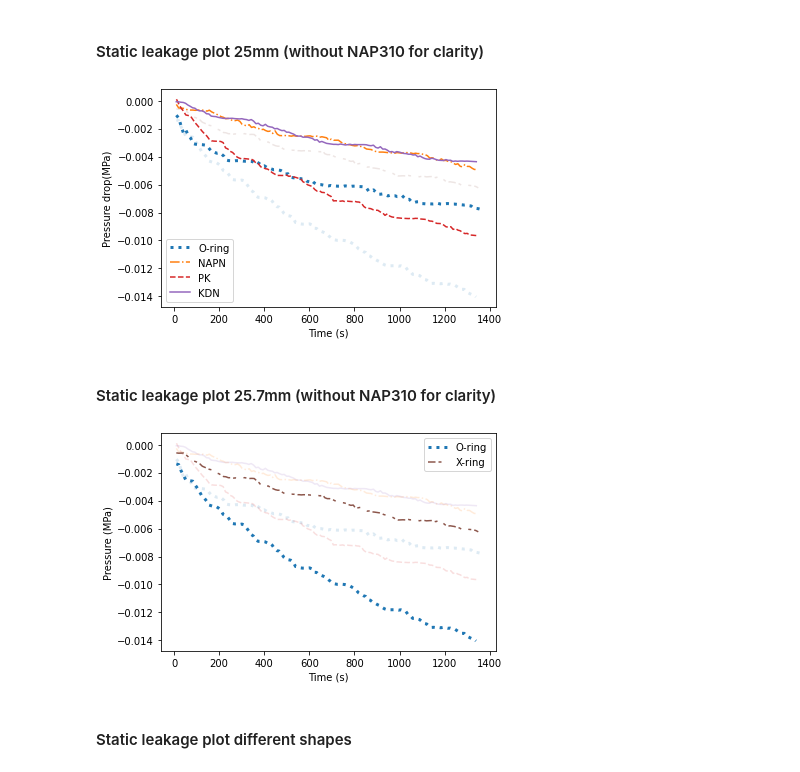
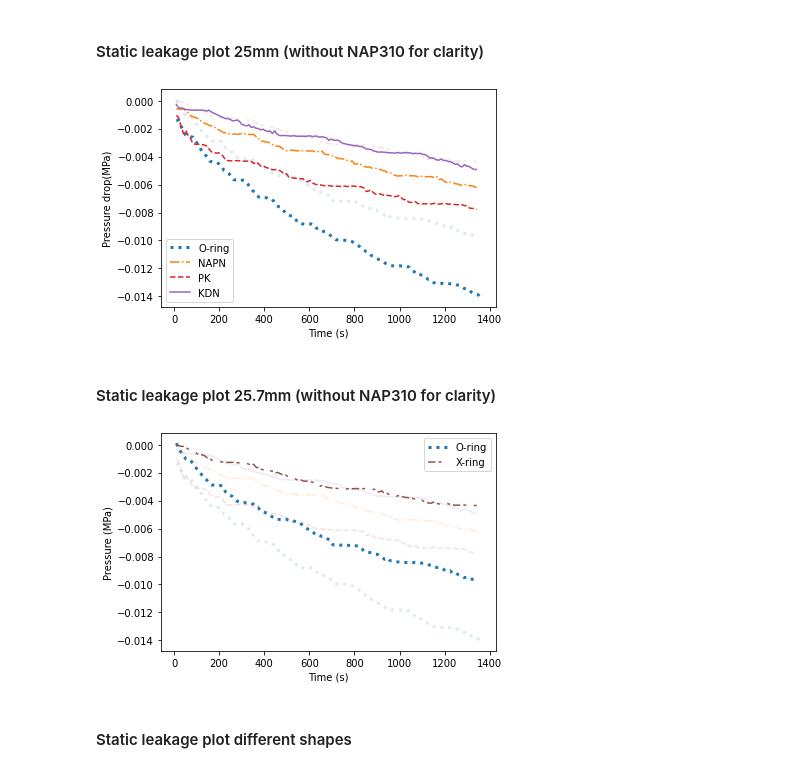
Before and after one commit to EvaZillen/3D-printed-pneumatic-actuator, a Jupyter notebook: pneumatic-actuator-results/Results - Static leakage.ipynb, the cells around one changed output. Drawn from its saved outputs; the diff is of its cells as text; code cells hidden in the pictures.

Commit message:
Fixed some figures

```diff
--- a/pneumatic-actuator-results/Results - Static leakage.ipynb
+++ b/pneumatic-actuator-results/Results - Static leakage.ipynb
@@ -66,35 +66,35 @@ plt.savefig('./figures/test_2_static_leakage.pdf',bbox_inches = 'tight')
 #### Static leakage plot 25mm (without NAP310 for clarity)
 # %%
 # Substracting the initial pressure from the data to account for pressure drop
-plt.plot(static_leakage['O-ring257']['Time'],static_leakage['O-ring']['PressureDrop(bar)'],'tab:blue',alpha=0.15, linestyle='dotted',linewidth=3)
-plt.plot(static_leakage['X-ring257']['Time'],static_leakage['NAPN']['PressureDrop(bar)'],'tab:brown',alpha=0.15, linestyle=(0,(5,2,2)))
-plt.plot(static_leakage['O-ring']['Time'],static_leakage['PK']['PressureDrop(bar)'],'tab:blue',label='O-ring',linestyle='dotted',linewidth=3)
-plt.plot(static_leakage['NAPN']['Time'],static_leakage['KDN']['PressureDrop(bar)'],'tab:orange',label='NAPN',linestyle='dashdot')
-plt.plot(static_leakage['PK']['Time'],static_leakage['O-ring257']['PressureDrop(bar)'],'tab:red',label='PK',linestyle='dashed')
-plt.plot(static_leakage['KDN']['Time'],static_leakage['X-ring257']['PressureDrop(bar)'],'tab:purple',label='KDN')
+plt.plot(static_leakage['O-ring257']['Time'],static_leakage['O-ring257']['PressureDrop(bar)'],'tab:blue',alpha=0.15, linestyle='dotted',linewidth=3)
+plt.plot(static_leakage['X-ring257']['Time'],static_leakage['X-ring257']['PressureDrop(bar)'],'tab:brown',alpha=0.15, linestyle=(0,(5,2,2)))
+plt.plot(static_leakage['O-ring']['Time'],static_leakage['O-ring']['PressureDrop(bar)'],'tab:blue',label='O-ring',linestyle='dotted',linewidth=3)
+plt.plot(static_leakage['NAPN']['Time'],static_leakage['NAPN']['PressureDrop(bar)'],'tab:orange',label='NAPN',linestyle='dashdot')
+plt.plot(static_leakage['PK']['Time'],static_leakage['PK']['PressureDrop(bar)'],'tab:red',label='PK',linestyle='dashed')
+plt.plot(static_leakage['KDN']['Time'],static_leakage['KDN']['PressureDrop(bar)'],'tab:purple',label='KDN')
 plt.xlabel('Time (s)')
 plt.ylabel('Pressure drop(MPa)')
 plt.legend()
-plt.savefig('./figures/test_2_static_leakage_part.pdf',bbox_inches = 'tight')
+plt.savefig('./figures/result_static_leakage_25mm_part.pdf',bbox_inches = 'tight')
 # %% [output]
-[figure, old version]
+[figure, new version]
 # %% [markdown]
 #### Static leakage plot 25.7mm (without NAP310 for clarity)
 # %%
 # Substracting the initial pressure from the data to account for pressure drop
-plt.plot(static_leakage['O-ring']['Time'],static_leakage['PK']['PressureDrop(bar)'],'tab:blue',alpha=0.15, linestyle='dotted',linewidth=3)
-plt.plot(static_leakage['NAPN']['Time'],static_leakage['KDN']['PressureDrop(bar)'],'tab:orange',alpha=0.15, linestyle='dashdot')
-plt.plot(static_leakage['PK']['Time'],static_leakage['O-ring257']['PressureDrop(bar)'],'tab:red',alpha=0.15,linestyle='dashed')
-plt.plot(static_leakage['KDN']['Time'],static_leakage['X-ring257']['PressureDrop(bar)'],'tab:purple',alpha=0.15)
-plt.plot(static_leakage['O-ring257']['Time'],static_leakage['O-ring']['PressureDrop(bar)'],'tab:blue',label='O-ring',linestyle='dotted',linewidth=3)
-plt.plot(static_leakage['X-ring257']['Time'],static_leakage['NAPN']['PressureDrop(bar)'],'tab:brown',label='X-ring', linestyle=(0,(5,2,2)))
+plt.plot(static_leakage['O-ring']['Time'],static_leakage['O-ring']['PressureDrop(bar)'],'tab:blue',alpha=0.15, linestyle='dotted',linewidth=3)
+plt.plot(static_leakage['NAPN']['Time'],static_leakage['NAPN']['PressureDrop(bar)'],'tab:orange',alpha=0.15, linestyle='dashdot')
+plt.plot(static_leakage['PK']['Time'],static_leakage['PK']['PressureDrop(bar)'],'tab:red',alpha=0.15,linestyle='dashed')
+plt.plot(static_leakage['KDN']['Time'],static_leakage['KDN']['PressureDrop(bar)'],'tab:purple',alpha=0.15)
+plt.plot(static_leakage['O-ring257']['Time'],static_leakage['O-ring257']['PressureDrop(bar)'],'tab:blue',label='O-ring',linestyle='dotted',linewidth=3)
+plt.plot(static_leakage['X-ring257']['Time'],static_leakage['X-ring257']['PressureDrop(bar)'],'tab:brown',label='X-ring', linestyle=(0,(5,2,2)))
 
 plt.xlabel('Time (s)')
 plt.ylabel('Pressure (MPa)')
 plt.legend()
-plt.savefig('./figures/test_2_static_leakage_257.pdf',bbox_inches = 'tight')
+plt.savefig('./figures/result_static_leakage_257mm.pdf',bbox_inches = 'tight')
 # %% [output]
-[figure, old version]
+[figure, new version]
 # %% [markdown]
 #### Static leakage plot different shapes
 # %%
```
Also changed, not shown: parts of 5 cells of this notebook, 50 other files.
